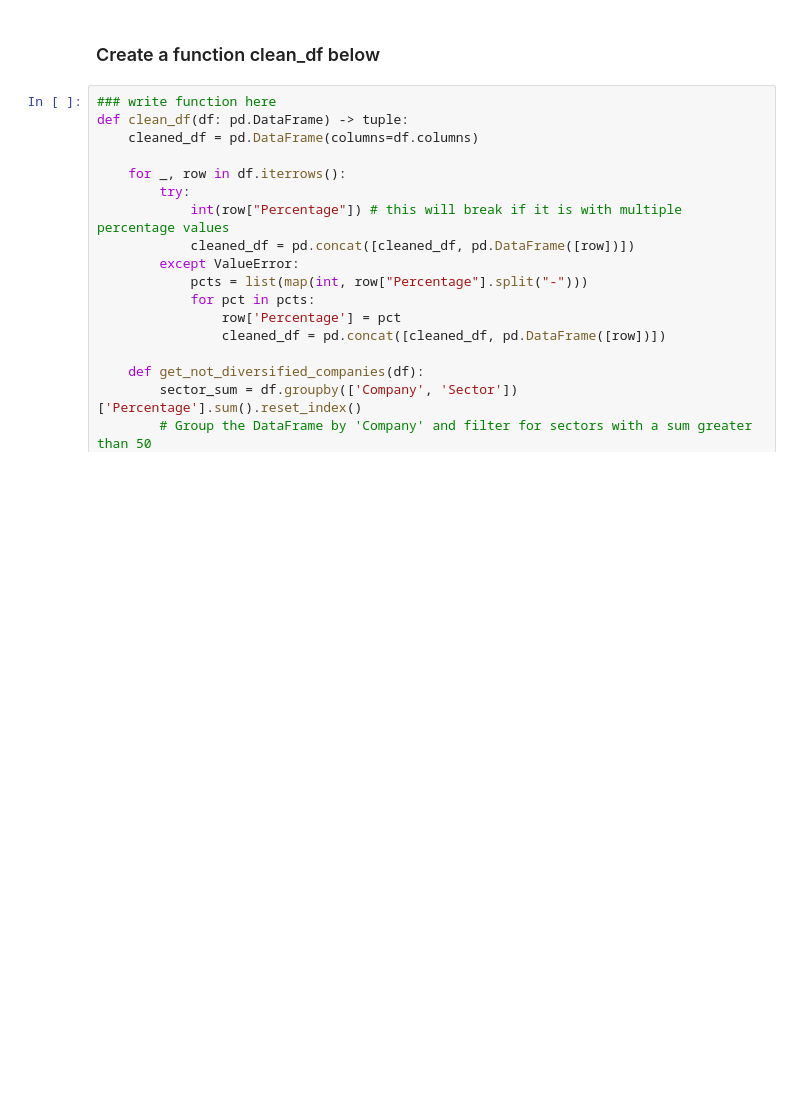
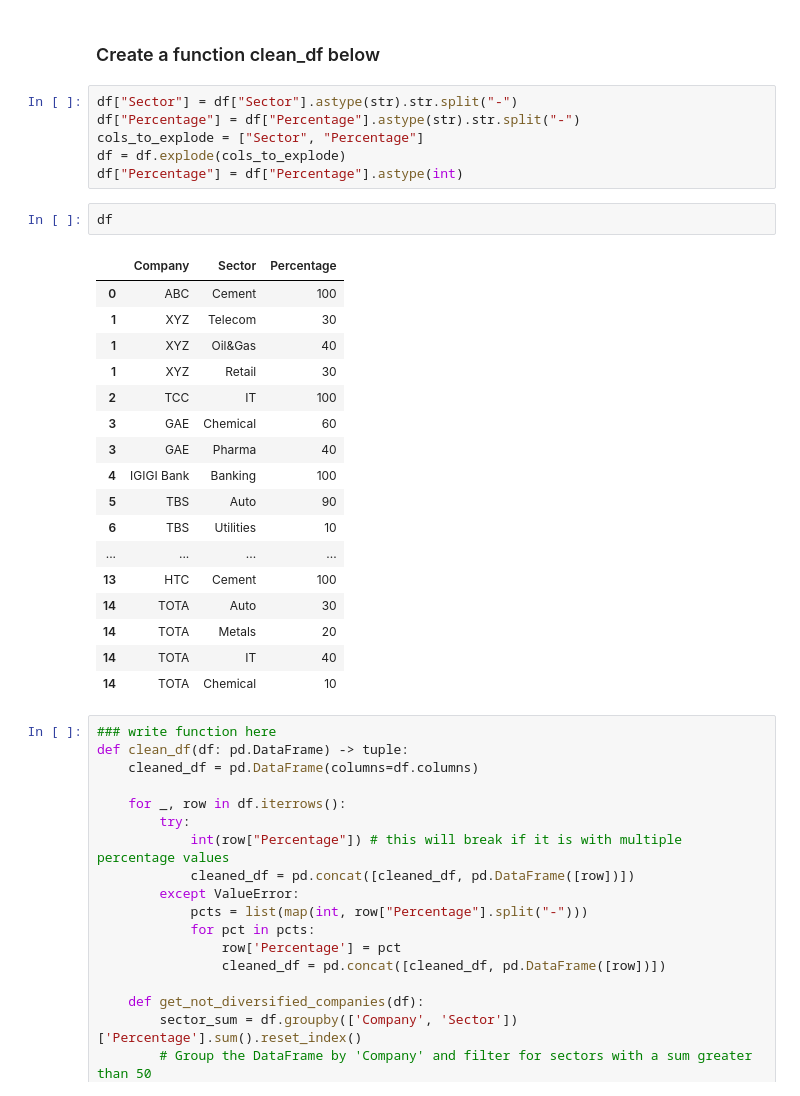
Before and after one commit to santokalayil/interviews, a Jupyter notebook: interviews/ICE/interview_questions_Student/data_science_question_bank _student.ipynb, the cells around one changed output. Cells and saved outputs as stored; diff of their text form; blank space fills up the shorter version.

```diff
--- a/interviews/ICE/interview_questions_Student/data_science_question_bank _student.ipynb
+++ b/interviews/ICE/interview_questions_Student/data_science_question_bank _student.ipynb
@@ -138,6 +143,32 @@ print(df)
 - Create a function and return the cleaned dataframe, list1 and list2 as output of function (5)
 # %% [markdown]
 ### Create a function clean_df below
+# %%
+df["Sector"] = df["Sector"].astype(str).str.split("-")
+df["Percentage"] = df["Percentage"].astype(str).str.split("-")
+cols_to_explode = ["Sector", "Percentage"]
+df = df.explode(cols_to_explode)
+df["Percentage"] = df["Percentage"].astype(int)
+# %%
+df
+# %% [output]
+|  | Company | Sector | Percentage |
+| 0 | ABC | Cement | 100 |
+| 1 | XYZ | Telecom | 30 |
+| 1 | XYZ | Oil&Gas | 40 |
+| 1 | XYZ | Retail | 30 |
+| 2 | TCC | IT | 100 |
+| 3 | GAE | Chemical | 60 |
+| 3 | GAE | Pharma | 40 |
+| 4 | IGIGI Bank | Banking | 100 |
+| 5 | TBS | Auto | 90 |
+| 6 | TBS | Utilities | 10 |
+| ... | ... | ... | ... |
+| 13 | HTC | Cement | 100 |
+| 14 | TOTA | Auto | 30 |
+| 14 | TOTA | Metals | 20 |
+| 14 | TOTA | IT | 40 |
+| 14 | TOTA | Chemical | 10 |
 # %%
 ### write function here
 def clean_df(df: pd.DataFrame) -> tuple:
```
Also changed, not shown: parts of 5 cells of this notebook, 12 other files.
